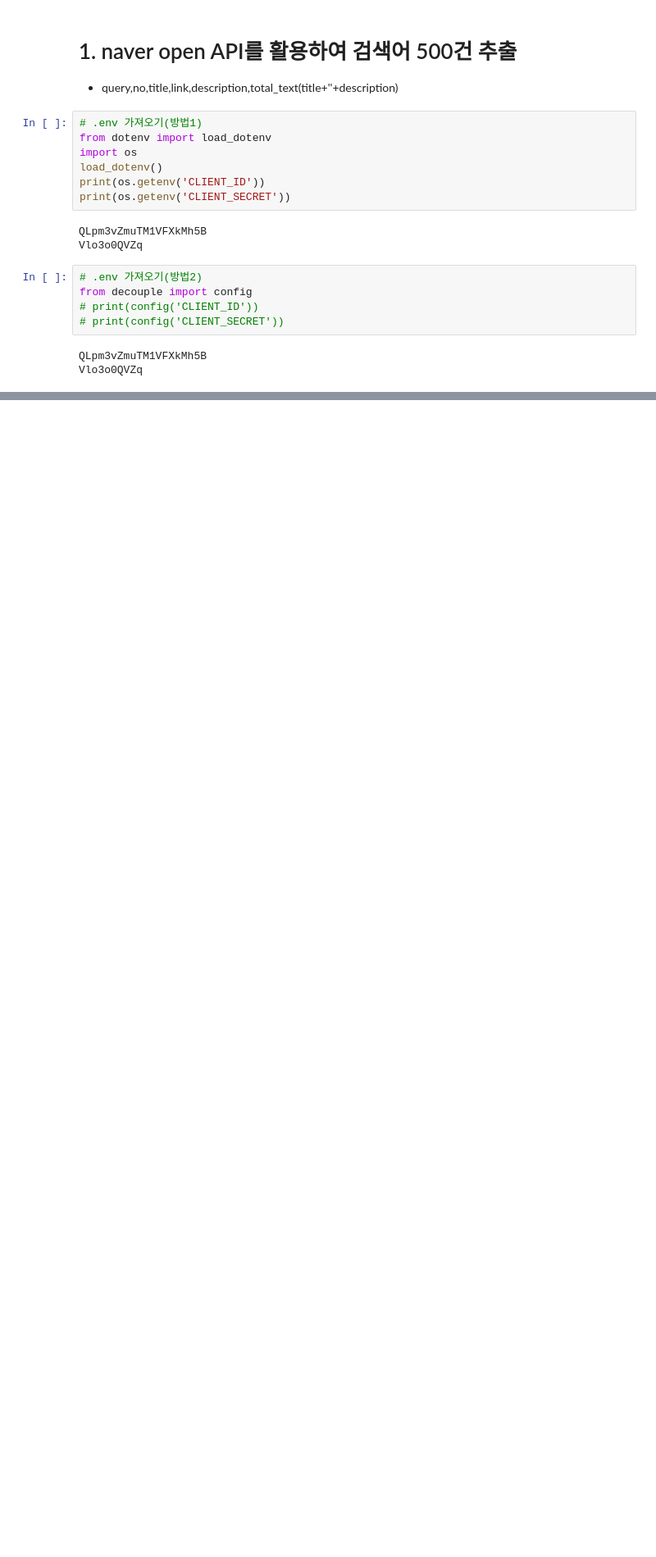
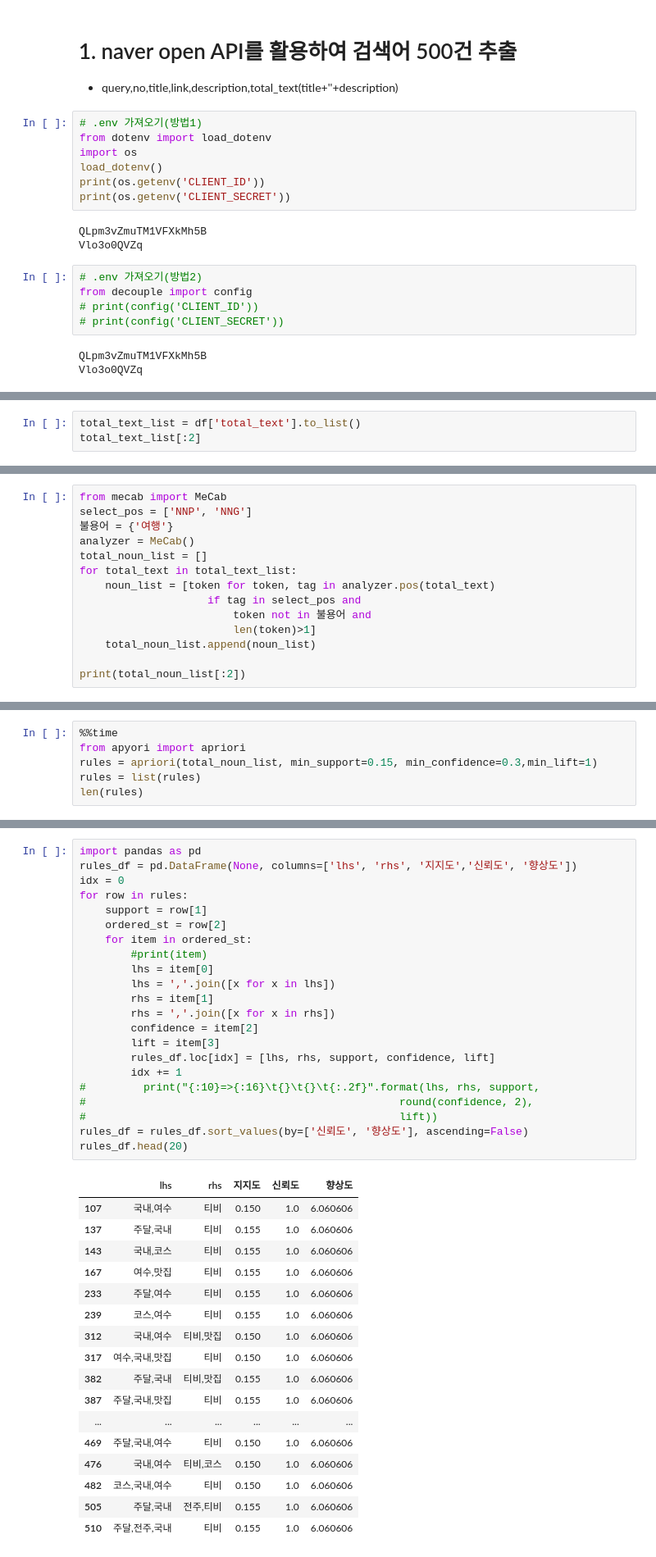
Before and after one commit to mystery7city/ai, a Jupyter notebook: source/07_자연어처리/ch3_한글형태소분석_시각화_유사도분석_Quiz.ipynb, the cells around one changed output, grey strips where cells are left out. Shown at 82% size. Saved outputs shown, nothing was run; the diff lists cells and outputs as text; blank space fills up the shorter version.

```diff
--- a/source/07_자연어처리/ch3_한글형태소분석_시각화_유사도분석_Quiz.ipynb
+++ b/source/07_자연어처리/ch3_한글형태소분석_시각화_유사도분석_Quiz.ipynb
@@ -117,0 +418,3 @@ print(len(items))
+# %%
+total_text_list = df['total_text'].to_list()
+total_text_list[:2]
@@ -117,0 +424,14 @@ print(len(items))
+# %%
+from mecab import MeCab
+select_pos = ['NNP', 'NNG']
+불용어 = {'여행'}
+analyzer = MeCab()
+total_noun_list = []
+for total_text in total_text_list:
+    noun_list = [token for token, tag in analyzer.pos(total_text)
+                    if tag in select_pos and
+                        token not in 불용어 and
+                        len(token)>1]
+    total_noun_list.append(noun_list)
+
+print(total_noun_list[:2])
@@ -117,0 +476,6 @@ print(len(items))
+# %%
+%%time
+from apyori import apriori
+rules = apriori(total_noun_list, min_support=0.15, min_confidence=0.3,min_lift=1)
+rules = list(rules)
+len(rules)
@@ -117,0 +486,40 @@ print(len(items))
+# %%
+import pandas as pd
+rules_df = pd.DataFrame(None, columns=['lhs', 'rhs', '지지도','신뢰도', '향상도'])
+idx = 0
+for row in rules:
+    support = row[1]
+    ordered_st = row[2]
+    for item in ordered_st:
+        #print(item)
+        lhs = item[0]
+        lhs = ','.join([x for x in lhs])
+        rhs = item[1]
+        rhs = ','.join([x for x in rhs])
+        confidence = item[2]
+        lift = item[3]
+        rules_df.loc[idx] = [lhs, rhs, support, confidence, lift]
+        idx += 1
+#         print("{:10}=>{:16}\t{}\t{}\t{:.2f}".format(lhs, rhs, support,
+#                                                 round(confidence, 2),
+#                                                 lift))
+rules_df = rules_df.sort_values(by=['신뢰도', '향상도'], ascending=False)
+rules_df.head(20)
+# %% [output]
+|  | lhs | rhs | 지지도 | 신뢰도 | 향상도 |
+| 107 | 국내,여수 | 티비 | 0.150 | 1.0 | 6.060606 |
+| 137 | 주달,국내 | 티비 | 0.155 | 1.0 | 6.060606 |
+| 143 | 국내,코스 | 티비 | 0.155 | 1.0 | 6.060606 |
+| 167 | 여수,맛집 | 티비 | 0.155 | 1.0 | 6.060606 |
+| 233 | 주달,여수 | 티비 | 0.155 | 1.0 | 6.060606 |
+| 239 | 코스,여수 | 티비 | 0.155 | 1.0 | 6.060606 |
+| 312 | 국내,여수 | 티비,맛집 | 0.150 | 1.0 | 6.060606 |
+| 317 | 여수,국내,맛집 | 티비 | 0.150 | 1.0 | 6.060606 |
+| 382 | 주달,국내 | 티비,맛집 | 0.155 | 1.0 | 6.060606 |
+| 387 | 주달,국내,맛집 | 티비 | 0.155 | 1.0 | 6.060606 |
+| ... | ... | ... | ... | ... | ... |
+| 469 | 주달,국내,여수 | 티비 | 0.150 | 1.0 | 6.060606 |
+| 476 | 국내,여수 | 티비,코스 | 0.150 | 1.0 | 6.060606 |
+| 482 | 코스,국내,여수 | 티비 | 0.150 | 1.0 | 6.060606 |
+| 505 | 주달,국내 | 전주,티비 | 0.155 | 1.0 | 6.060606 |
+| 510 | 주달,전주,국내 | 티비 | 0.155 | 1.0 | 6.060606 |
```
Also changed, not shown: parts of 43 cells of this notebook, 8 other files.
